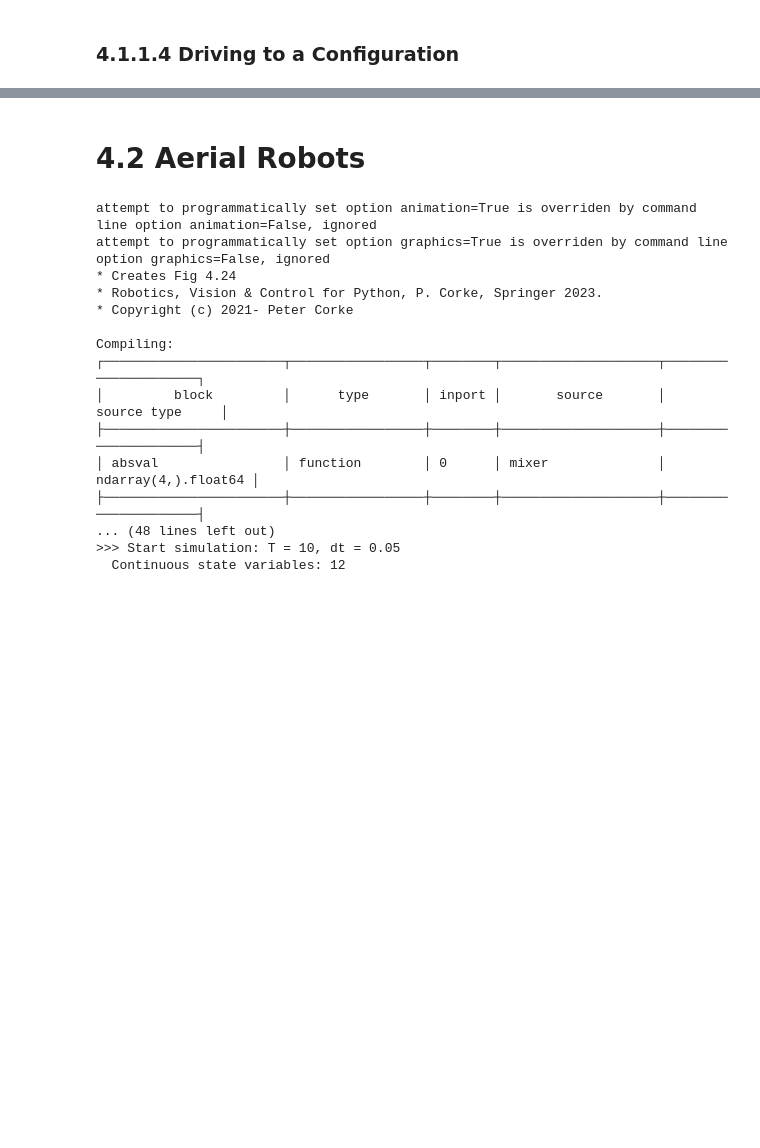
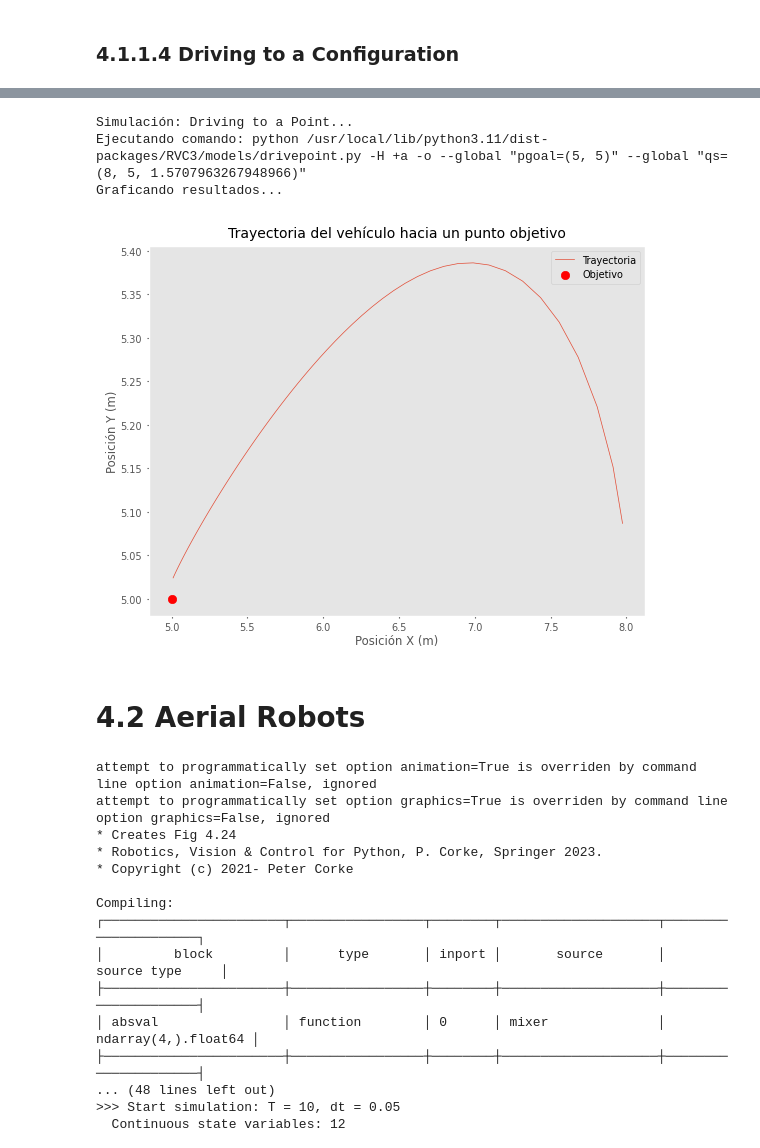
Before and after one commit to daiversilva/RVC3-python, a Jupyter notebook: notebooks/chap4.ipynb, the cells around one changed output, grey strips where cells are left out. Drawn from its saved outputs; the diff is of its cells as text; code cells hidden in the pictures; blank space fills up the shorter version.

```diff
--- a/notebooks/chap4.ipynb
+++ b/notebooks/chap4.ipynb
@@ -354,3 +505,52 @@ plt.plot(q[:, 0], q[:, 1]);
+# %%
+import os, sys, pickle
+import matplotlib.pyplot as plt
+import numpy as np
+from spatialmath.base import *
+import RVC3 as rvc
+
+# Configurar la ruta de modelos de RVC3
+sys.path.append(os.path.join(rvc.__path__[0], 'models'))
+
+# Función wrapper para ejecutar bdsim en un subproceso
+def run_shell(tool, **params):
+    global out
+    pyfile = os.path.join(rvc.__path__[0], "models", tool + ".py")
+    cmd = f"python {pyfile} -H +a -o"
+    for key, value in params.items():
+        cmd += f' --global "{key}={value}"'
+    print("Ejecutando comando:", cmd)
+    os.system(cmd)
+    with open("bd.out", "rb") as f:
+        out = pickle.load(f)
+
+# Parámetros del ejercicio: posición objetivo y configuración inicial
+pgoal = (5, 5)                  # Posición objetivo (x, y)
+qs = (8, 5, np.pi / 2)          # Configuración inicial (x, y, θ)
+
+# Ejecutar la simulación usando el modelo drivepoint
+print("Simulación: Driving to a Point...")
+run_shell("drivepoint", pgoal=pgoal, qs=qs)
+
+# Visualizar resultados
+print("Graficando resultados...")
+q = out.x  # Configuración del vehículo vs tiempo
+
+# Graficar la trayectoria en el plano XY
+plt.figure()
+plt.plot(q[:, 0], q[:, 1], label="Trayectoria")
+plt.scatter([pgoal[0]], [pgoal[1]], color='red', zorder=5, label="Objetivo")
+plt.xlabel("Posición X (m)")
+plt.ylabel("Posición Y (m)")
+plt.title("Trayectoria del vehículo hacia un punto objetivo")
+plt.legend()
+plt.grid()
+plt.show()
+# %% [output]
+Simulación: Driving to a Point...
+Ejecutando comando: python /usr/local/lib/python3.11/dist-packages/RVC3/models/drivepoint.py -H +a -o --global "pgoal=(5, 5)" --global "qs=(8, 5, 1.5707963267948966)"
+Graficando resultados...
+[figure, added]
 # %% [markdown]
 # 4.2 Aerial Robots
 # %%
```
Also changed, not shown: parts of 20 cells of this notebook.
